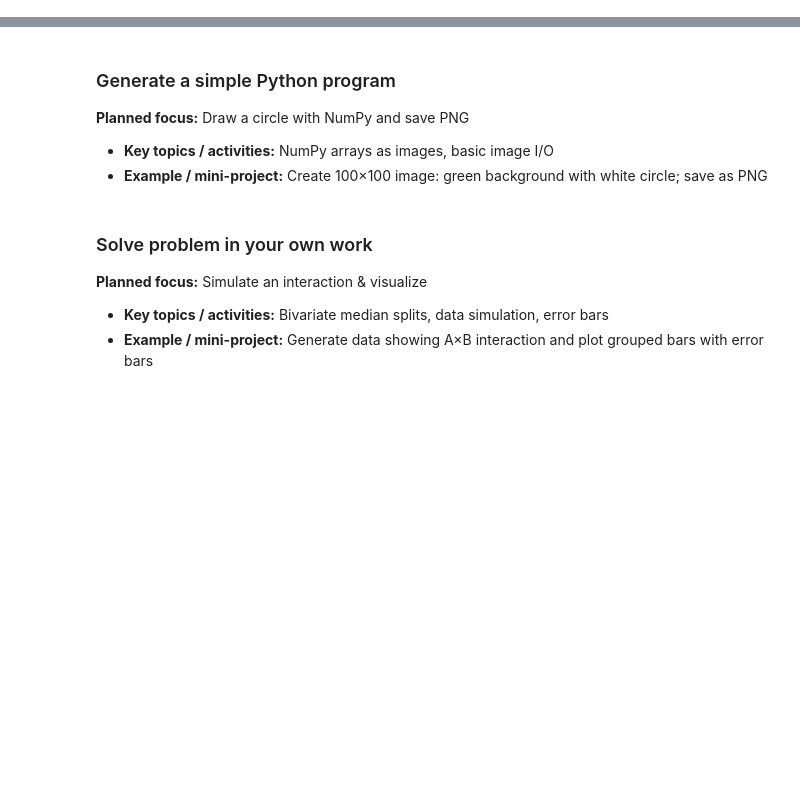
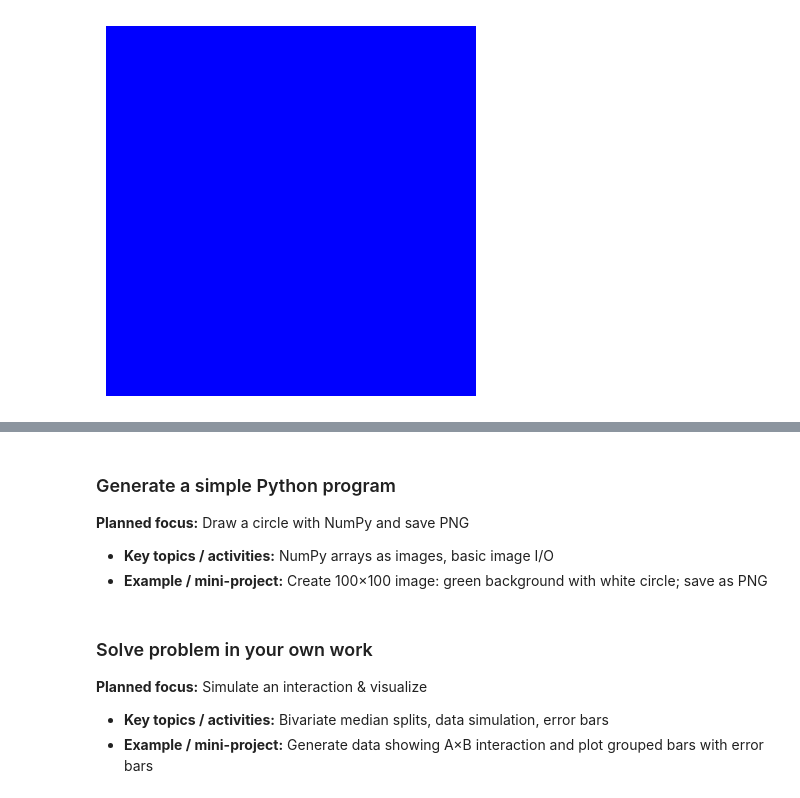
Before and after one commit to nils-holmberg/cda-gai, a Jupyter notebook: jnb/apws-module-5.ipynb, the cells around one changed output, grey strips where cells are left out. Cells and saved outputs as stored; diff of their text form; code cells hidden in the pictures; blank space fills up the shorter version.

```diff
--- a/jnb/apws-module-5.ipynb
+++ b/jnb/apws-module-5.ipynb
@@ -23,3 +23,22 @@ sidebar: modules
 # 6. visualize data model, separate by species and draw trend lines
 
 # 7. encapsulate your coding, program as product requirement document
+# %%
+import numpy as np
+import matplotlib.pyplot as plt
+from PIL import Image
+
+# Create a 256x256 image with blue background (RGB: 0, 0, 255)
+image_size = 256
+image = np.full((image_size, image_size, 3), [0, 0, 255], dtype=np.uint8)
+
+# Save the image as a PNG file
+image_pil = Image.fromarray(image)
+image_pil.save('blue_background.png')
+
+# Display the image
+plt.imshow(image)
+plt.axis('off') # Hide axes
+plt.show()
+# %% [output]
+[figure, added]
```
Also changed, not shown: parts of 14 cells of this notebook.
